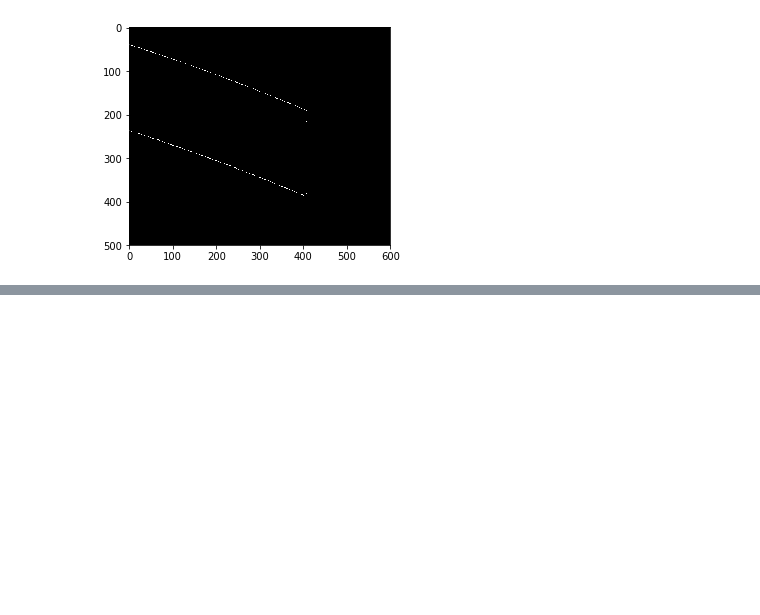
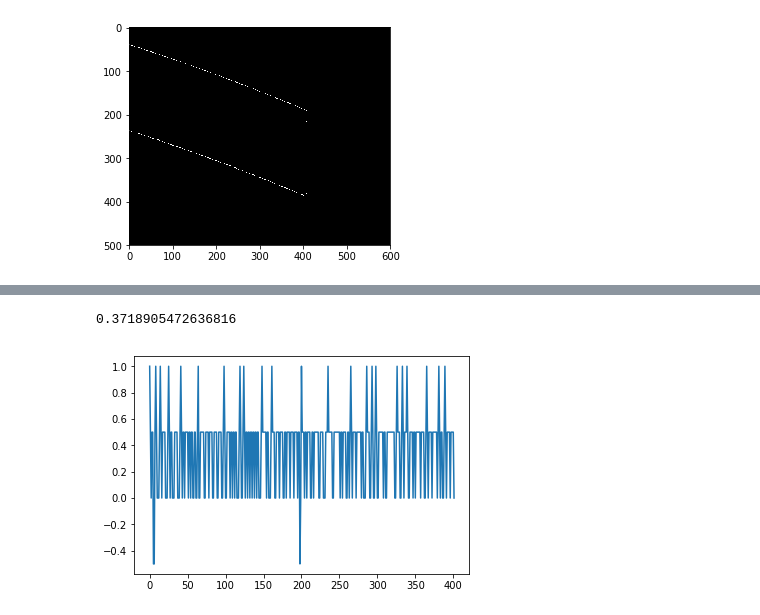
Before and after one commit to EdKaHe/zeissoyaner, a Jupyter notebook: Backend/curve_detection_2.ipynb, the cells around one changed output, grey strips where cells are left out. Saved outputs shown, nothing was run; the diff lists cells and outputs as text; code cells hidden in the pictures; blank space fills up the shorter version.

```diff
--- a/Backend/curve_detection_2.ipynb
+++ b/Backend/curve_detection_2.ipynb
@@ -79,0 +97,7 @@ array([[1, 1, 1, ..., 1, 1, 1],
+# %%
+plt.plot(x_border[y_border > mov_mean], np.gradient(y_border[y_border > mov_mean]))
+
+np.mean(np.gradient(y_border[y_border > mov_mean]))
+# %% [output]
+0.3718905472636816
+[figure, added]
```
Also changed, not shown: parts of 8 cells of this notebook, 5 other files.
